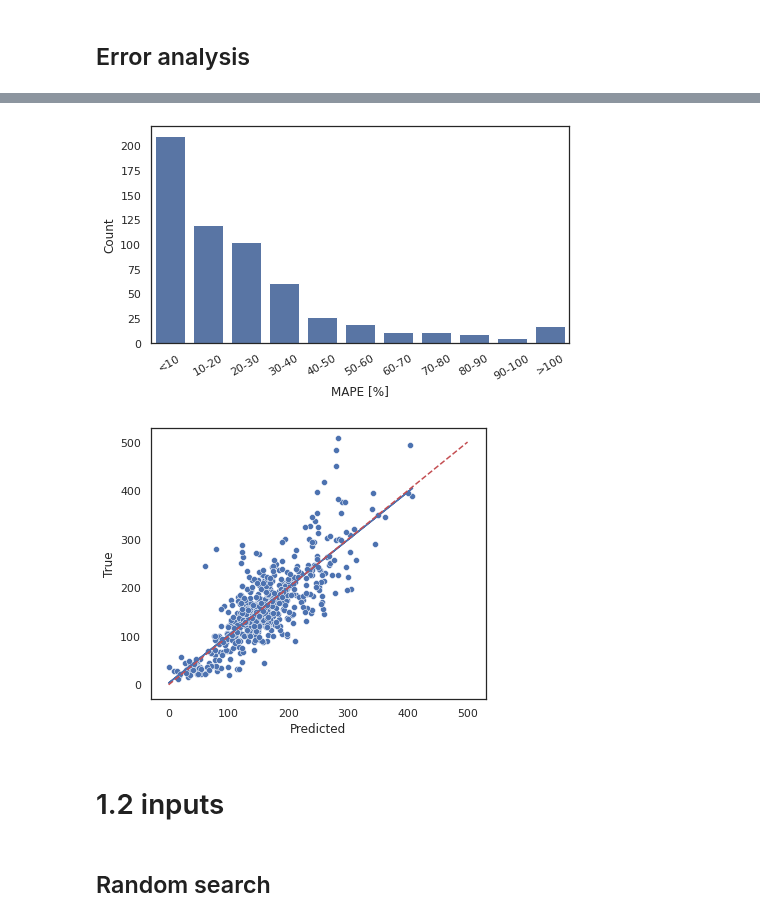
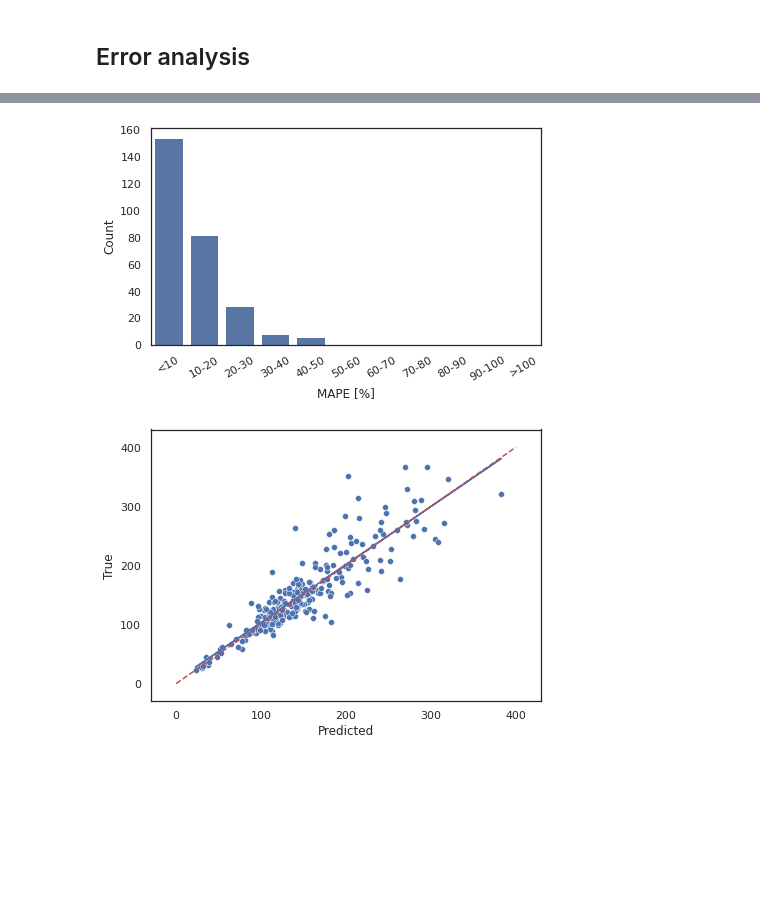
Before and after one commit to rboghe/cened, a Jupyter notebook: cened_merged_ml.ipynb, the cells around one changed output, grey strips where cells are left out. Saved outputs shown, nothing was run; the diff lists cells and outputs as text; code cells hidden in the pictures; blank space fills up the shorter version.

```diff
--- a/cened_merged_ml.ipynb
+++ b/cened_merged_ml.ipynb
@@ -66,7 +66,7 @@ cols12 = ['COMUNE','FOGLIO', 'PARTICELLA', 'SUBALTERNO','SUPERFICIE_DISPERDENTE'
           'TRASMITTANZA_MEDIA_BASAMENTO','TRASMITTANZA_MEDIA_SERRAMENTO',
           'SUPERFICIE_LORDA', 'VOLUME_LORDO', 'DESTINAZIONE_DI_USO',
           'SUPERFICIE_VETRATA_OPACA', 'VOLUME_NETTO',
-          'SUPERFICIE_NETTA', 'ANNO_COSTRUZIONE','NUMERO_RICAMBI_ORARI', 'EPH']
+          'SUPERFICIE_NETTA', 'ANNO_COSTRUZIONE','NUMERO_RICAMBI_ORARI', 'ETH']
 
 cened20 = pd.read_csv('/tmp/cened20.csv', usecols = cols20)
 cened12 = pd.read_csv('/tmp/cened12.csv', usecols = cols12)
@@ -181,10 +191,10 @@ print(len(cenedtot))
 #cenedtot = cenedtot[cenedtot['surfdiff'] < 0.25]
 # %%
 # Compute difference between EPH
-cenedtot['ephdiff'] = abs((cenedtot['EPH'] - cenedtot['EP_H_ND'])/cenedtot['EPH'])
+cenedtot['ephdiff'] = abs((cenedtot['ETH'] - cenedtot['EP_H_ND'])/cenedtot['ETH'])
 
 # Drop rows with high difference
-cenedtot = cenedtot[cenedtot['ephdiff'] < 0.30]
+cenedtot = cenedtot[cenedtot['ephdiff'] < 0.10]
 # %%
 cenedtot['DESTINAZIONE_DI_USO'] = cenedtot['DESTINAZIONE_DI_USO'].str.replace(r'E.1 (1)', 'E.1(1)')
 cenedtot = cenedtot[cenedtot['DESTINAZIONE_DI_USO'] == 'E.1(1)']
@@ -362,7 +622,8 @@ lgbm = LGBMRegressor(n_estimators = 200, silent = True, verbose = 0, is_training
 n_iter_search = 100
 
 random_search = RandomizedSearchCV(lgbm, param_distributions=param_dist, n_iter=n_iter_search,
-                                   scoring={'MAPE' : neg_mape_scorer, 'MAPE <100%' : modified_neg_mape_scorer, 'R2' : 'r2'} , cv = 5, n_jobs = 6, verbose = 2, refit = 'MAPE <100%')
+                                   scoring={'MAPE' : neg_mape_scorer, 'MAPE <100%' : modified_neg_mape_scorer, 'R2' : 'r2'} , cv = 5, n_jobs = 6, verbose = 2, refit = 'MAPE',
+                                   random_state=42)
 
 random_search.fit(cened[mlcol], cened['EP_H_ND'], categorical_feature = cat_feats)
 # %% [output]
@@ -449,6 +715,6 @@ plt.show()
 # %% [markdown]
 ## Train the final model
 # %%
-light = LGBMRegressor(n_estimators = 10000, silent = False, verbose = 2, is_training_metric = True, n_jobs = 6)
+light = LGBMRegressor(n_estimators = 1000, silent = False, verbose = 2, is_training_metric = True, n_jobs = 6)
 light.set_params(**random_search.best_params_)
 # %% [output]
@@ -557,26 +823,22 @@ plt.show()
 # %%
 # Error
-fig = plt.figure(figsize = (7.5,4))
+fig = plt.figure(figsize = (7,4))
 cplot = sns.countplot(x = pd.cut(results_df.error, bins=[0,10,20,30,40,50,60,70,80,90,100,10000],
                                  labels = ['<10', '10-20', '20-30', '30-40', '40-50', '50-60', '60-70', '70-80', '80-90', '90-100', '>100']), color = 'b')
 cplot.set(ylabel = 'Count', xlabel = 'MAPE [%]')
 plt.xticks(rotation=30)
 plt.show()
 # %% [output]
-[figure, old version]
+[figure, new version]
 # %%
 # Scatterplot
-fig = plt.figure(figsize = (6,5))
+fig = plt.figure(figsize = (7,5))
 scatter = sns.scatterplot(data=results_df, x="predicted", y="true")
 scatter.set(ylabel = 'True', xlabel = 'Predicted',
-            xlim=(-30, 530), ylim=(-30, 530))
+            xlim=(-30, 430), ylim=(-30, 430))
 m, b = np.polyfit(results_df['predicted'], results_df['true'], 1)
 plt.plot(results_df['predicted'].values, m*results_df['predicted'] + b)
-plt.plot([0, 500], [0,500], c = 'r', linestyle='--')
+plt.plot([0, 400], [0,400], c = 'r', linestyle='--')
 plt.show()
 # %% [output]
-[figure, old version]
+[figure, new version]
-# %% [markdown]
-# 1.2 inputs
-# %% [markdown]
-## Random search
```
Also changed, not shown: parts of 81 cells of this notebook.
